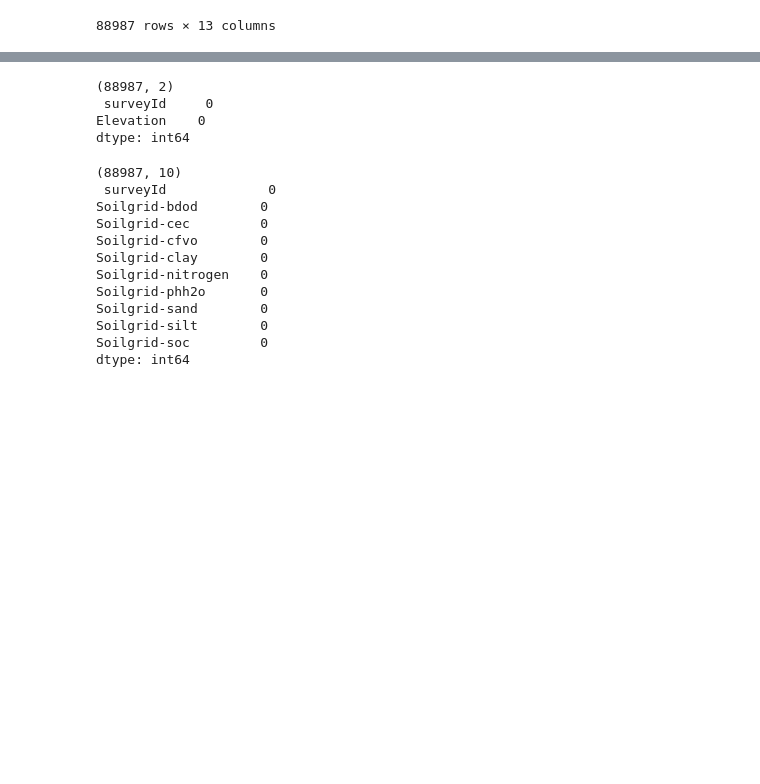
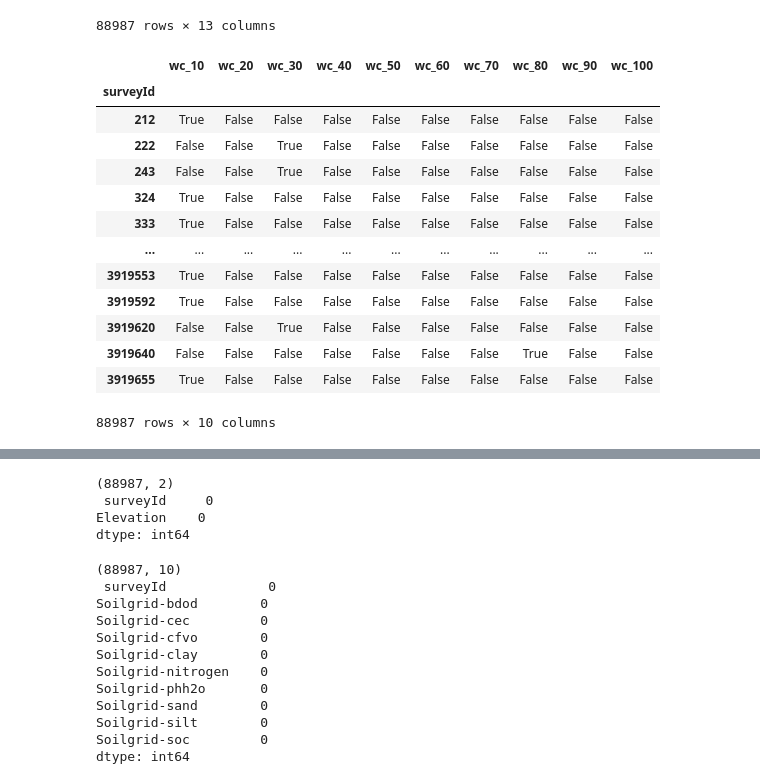
Before and after one commit to gtikhonov/geolifeclef, a Jupyter notebook: prithvi/exploration.ipynb, the cells around one changed output, grey strips where cells are left out. Cells and saved outputs as stored; diff of their text form; code cells hidden in the pictures; blank space fills up the shorter version.

```diff
--- a/prithvi/exploration.ipynb
+++ b/prithvi/exploration.ipynb
@@ -46,3 +43,23 @@ train_metadata
 | 88985 | 17.252948 | 53.901434 | 2021 | 5.0 | 25.0 | CONTINENTAL | Poland | 3919640 | False | False | ... |
 | 88986 | 9.913980 | 56.827580 | 2018 | 10.0 | 707.0 | CONTINENTAL | Denmark | 3919655 | False | True | ... |
 88987 rows × 13 columns
+# %%
+train_worldcover = pd.read_csv(os.path.join(path_data, "worldcover", "s2_pa_train_survey_points_with_worldcover.csv"))
+train_wcdummy = pd.get_dummies(train_worldcover["class"], prefix="wc").set_index(train_worldcover.surveyId)
+#pd.get_dummies(train_worldcover, columns=["class"])
+train_wcdummy
+# %% [output]
+|  | wc_10 | wc_20 | wc_30 | wc_40 | wc_50 | wc_60 | wc_70 | wc_80 | wc_90 | wc_100 |
+| surveyId |  |  |  |  |  |  |  |  |  |  |
+| 212 | True | False | False | False | False | False | False | False | False | False |
+| 222 | False | False | True | False | False | False | False | False | False | False |
+| 243 | False | False | True | False | False | False | False | False | False | False |
+| 324 | True | False | False | False | False | False | False | False | False | False |
+| 333 | True | False | False | False | False | False | False | False | False | False |
+| ... | ... | ... | ... | ... | ... | ... | ... | ... | ... | ... |
+| 3919553 | True | False | False | False | False | False | False | False | False | False |
+| 3919592 | True | False | False | False | False | False | False | False | False | False |
+| 3919620 | False | False | True | False | False | False | False | False | False | False |
+| 3919640 | False | False | False | False | False | False | False | True | False | False |
+| 3919655 | True | False | False | False | False | False | False | False | False | False |
+88987 rows × 10 columns
```
Also changed, not shown: parts of 15 cells of this notebook, 1 other file.
